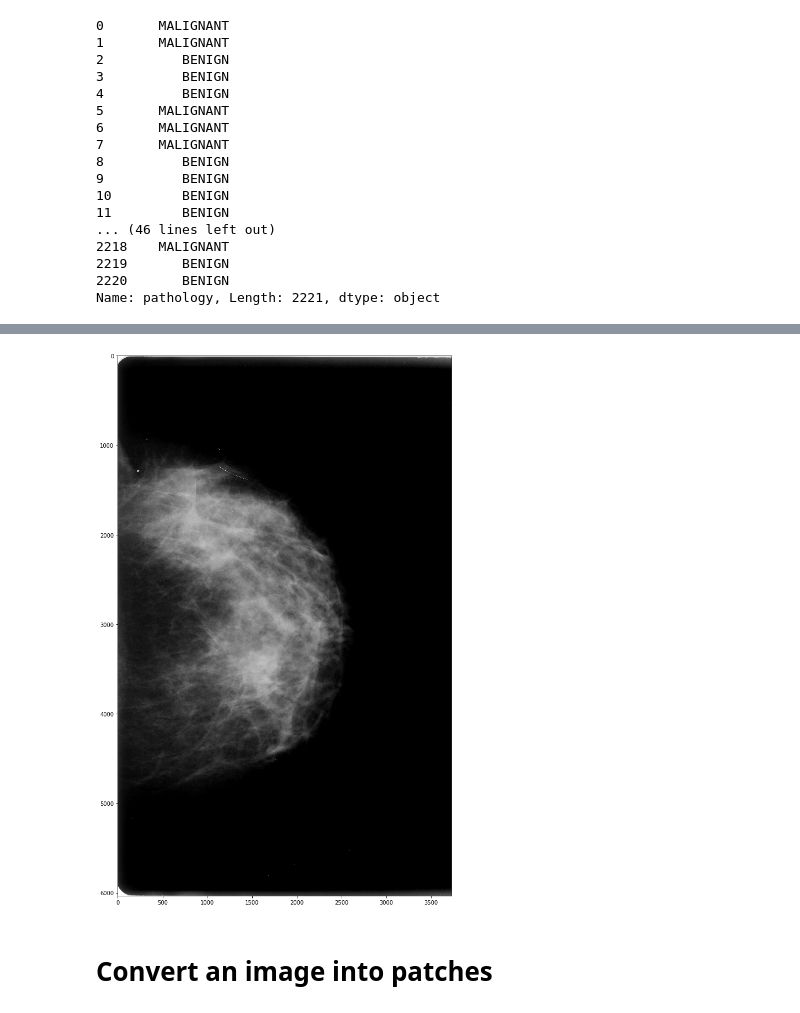
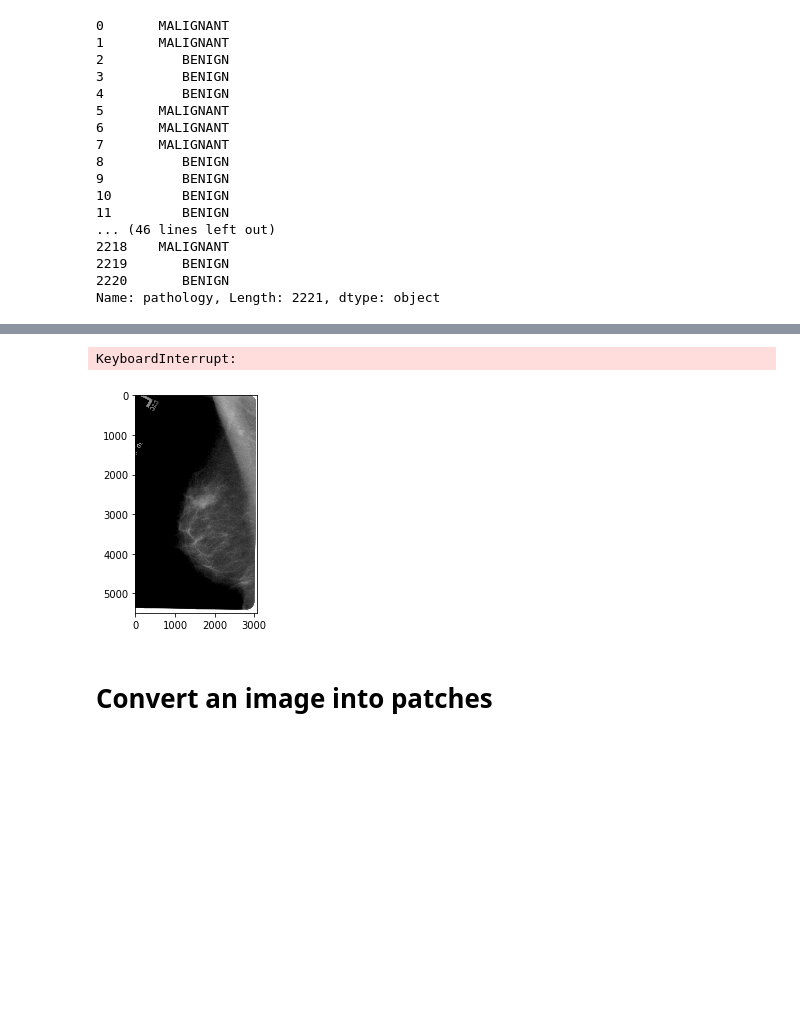
Before and after one commit to erh94/DetectionofBreastCancerUsingDL, a Jupyter notebook: MIL/preprocess-Copy1.ipynb, the cells around one changed output, grey strips where cells are left out. Cells and saved outputs as stored; diff of their text form; code cells hidden in the pictures; blank space fills up the shorter version.

```diff
--- a/MIL/preprocess-Copy1.ipynb
+++ b/MIL/preprocess-Copy1.ipynb
@@ -201,10 +197,56 @@ plt.imshow(img,cmap='gray')
 # %%
 plt.imshow(imgPIL)
 imgPIL = imgPIL.convert("L")
-imgPIL.save('one.png')
+imgPIL.save('../images/'+filename+'.png')
 patches=torchvision.transforms.functional.ten_crop(imgPIL, 512, vertical_flip=False)
-# %% [output]
-[figure, removed]
+# %%
+idx=np.random.randint(0,2221)
+# idx=24
+# idx = 1531
+idx = 2186
+for idx in range(len(train_df)):
+    filename =  train_df['patient_id'][idx]+train_df['image view'][idx]
+    imgdcm = train_df['image file path'][idx]
+    maskdcm = train_df['ROI mask file path'][idx]
+    img =  DCM.read_file(imgdcm).pixel_array.astype(float)
+    mask = DCM.read_file(maskdcm).pixel_array.astype(float)
+    img = (np.maximum(img,0)/ img.max()) * 255.0
+    img = np.uint8(img)
+    mask = (np.maximum(mask,0)/mask.max())
+    # print(imgdcm)
+    # print(maskdcm)
+#     print(train_df['pathology'][idx])
+#     plt.rcParams["figure.figsize"] = [18,10]
+#     f = plt.figure(figsize=(18,10))
+#     ax = f.add_subplot(231)
+#     ax2 = f.add_subplot(232)
+#     ax3=f.add_subplot(233)
+#     ax.imshow(img,cmap='jet')
+#     ax2.imshow(mask,cmap='gray')
+#     ax3.imshow(img*mask,cmap='jet')
+#     # f = plt.figure(figsize=(15,12))
+#     ax4 = f.add_subplot(234)
+#     ax5 = f.add_subplot(235)
+#     ax6=f.add_subplot(236)
+#     ax4.imshow(img,cmap='gray')
+#     ax5.imshow(mask,cmap='gray')
+#     ax6.imshow(img*mask,cmap='gray')
+#     print(filename)
+# plt.savefig('./images/'+filename+'.png')
+
+    np.max(mask)
+
+
+    imgPIL = PIL.Image.fromarray(img)
+    # plt.imshow(img,cmap='gray')
+
+    plt.imshow(imgPIL)
+    imgPIL = imgPIL.convert("L")
+    imgPIL.save('../images/'+filename+'.png')
+#     patches=torchvision.transforms.functional.ten_crop(imgPIL, 512, vertical_flip=False)
+# %% [output]
+KeyboardInterrupt:
+[figure, added]
 # %%
 from skimage.util.shape import view_as_blocks
 # %%
```
Also changed, not shown: parts of 16 cells of this notebook, 4 other files.
